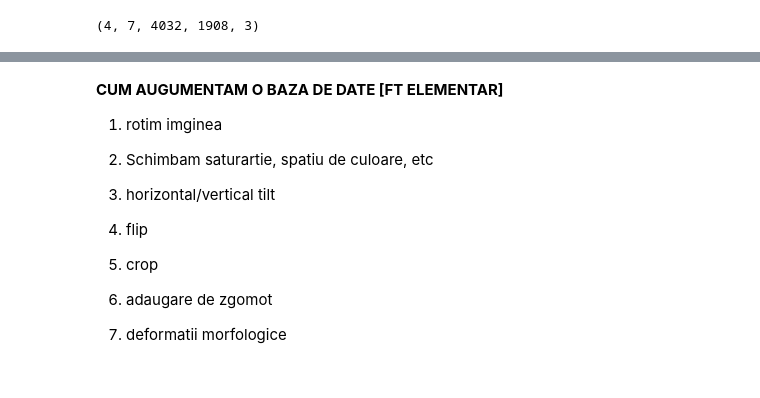
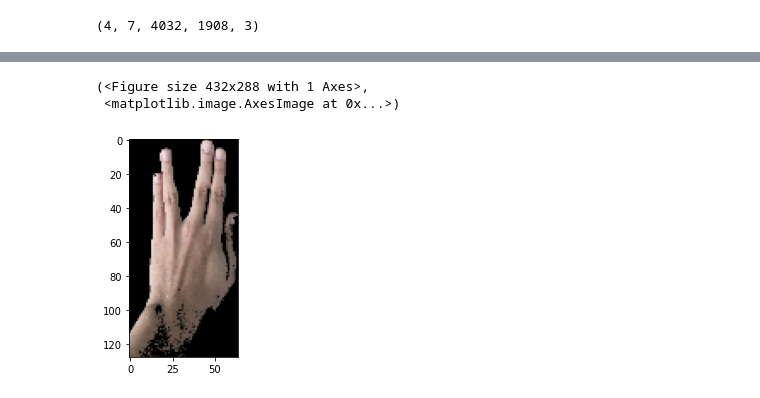
Before and after one commit to SerbC/Taid2024, a Jupyter notebook: Laborator.ipynb, the cells around one changed output, grey strips where cells are left out. Saved outputs shown, nothing was run; the diff lists cells and outputs as text; code cells hidden in the pictures.

```diff
--- a/Laborator.ipynb
+++ b/Laborator.ipynb
@@ -101,16 +102,0 @@ plt.figure(), plt.imshow(im_resized)
-# %% [markdown]
-**CUM AUGUMENTAM O BAZA DE DATE [FT ELEMENTAR]**
-
-1) rotim imginea
-
-2) Schimbam saturartie, spatiu de culoare, etc
-
-3) horizontal/vertical tilt
-
-4) flip
-
-5) crop
-
-6) adaugare de zgomot
-
-7) deformatii morfologice
@@ -116,0 +138,13 @@ plt.figure(), plt.imshow(im_resized)
+# %%
+
+def afla_bounding_box(contours):
+    arie_max = 0
+    contur_max = None
+    for contur in contours:
+        tmp = cv2.boundingRect(contur)
+    #     print(tmp)
+        arie = tmp[2] * tmp[3]
+        if arie > arie_max:
+            contur_max = tmp
+            arie_max = arie
+    return contur_max
@@ -116,0 +203,6 @@ plt.figure(), plt.imshow(im_resized)
+# %%
+plt.figure(), plt.imshow(test_images_procesate[1][0], cmap = "gray")
+# %% [output]
+(<Figure size 432x288 with 1 Axes>,
+ <matplotlib.image.AxesImage at 0x...>)
+[figure, added]
```
Also changed, not shown: parts of 15 cells of this notebook.
